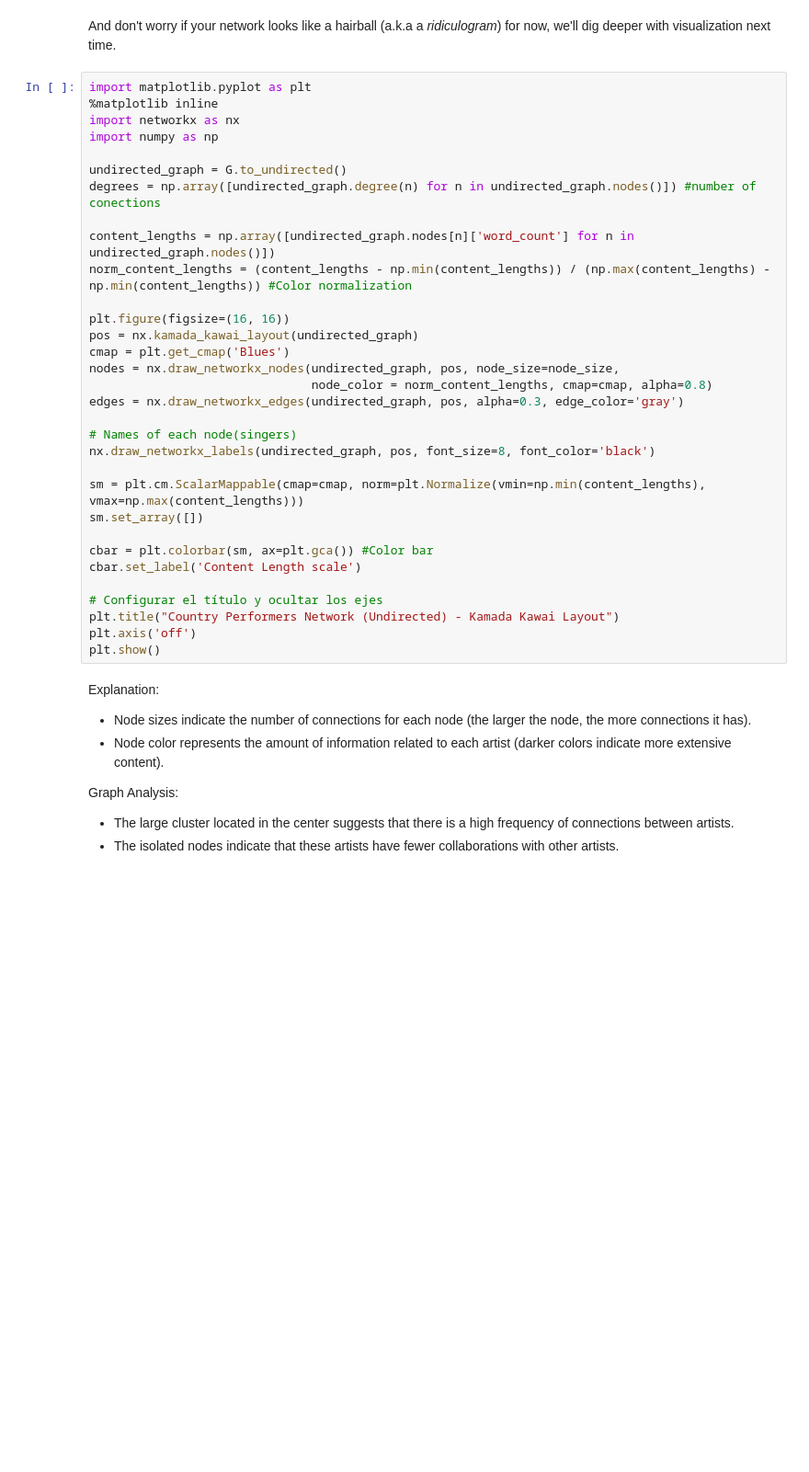
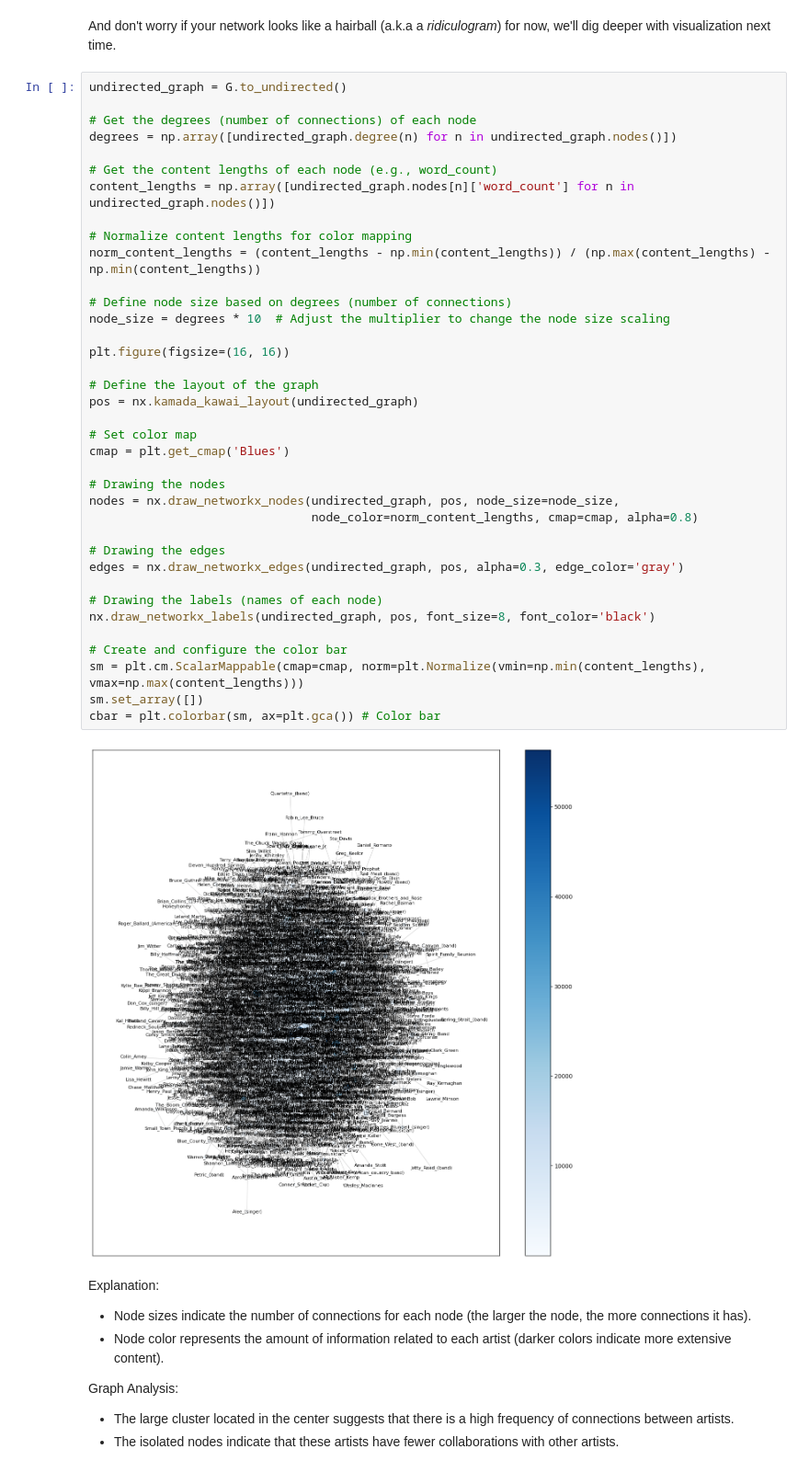
Before and after one commit to famu8/socialgraphs2024, a Jupyter notebook: Assignment1.ipynb, the cells around one changed output. Shown at 92% size. Saved outputs shown, nothing was run; the diff lists cells and outputs as text; blank space fills up the shorter version.

```diff
--- a/Assignment1.ipynb
+++ b/Assignment1.ipynb
@@ -606,37 +610,44 @@ For this exercise, I hope you'll do almost everything yourself. But it's OK to u
 # %% [markdown]
 And don't worry if your network looks like a hairball (a.k.a a *ridiculogram*) for now, we'll dig deeper with visualization next time.
 # %%
-import matplotlib.pyplot as plt
-%matplotlib inline
-import networkx as nx
-import numpy as np
+undirected_graph = G.to_undirected()
 
-undirected_graph = G.to_undirected()
-degrees = np.array([undirected_graph.degree(n) for n in undirected_graph.nodes()]) #number of conections
+# Get the degrees (number of connections) of each node
+degrees = np.array([undirected_graph.degree(n) for n in undirected_graph.nodes()])
 
+# Get the content lengths of each node (e.g., word_count)
 content_lengths = np.array([undirected_graph.nodes[n]['word_count'] for n in undirected_graph.nodes()])
-norm_content_lengths = (content_lengths - np.min(content_lengths)) / (np.max(content_lengths) - np.min(content_lengths)) #Color normalization
+
+# Normalize content lengths for color mapping
+norm_content_lengths = (content_lengths - np.min(content_lengths)) / (np.max(content_lengths) - np.min(content_lengths))
+
+# Define node size based on degrees (number of connections)
+node_size = degrees * 10  # Adjust the multiplier to change the node size scaling
 
 plt.figure(figsize=(16, 16))
+
+# Define the layout of the graph
 pos = nx.kamada_kawai_layout(undirected_graph)
+
+# Set color map
 cmap = plt.get_cmap('Blues')
+
+# Drawing the nodes
 nodes = nx.draw_networkx_nodes(undirected_graph, pos, node_size=node_size,
-                               node_color = norm_content_lengths, cmap=cmap, alpha=0.8)
+                               node_color=norm_content_lengths, cmap=cmap, alpha=0.8)
+
+# Drawing the edges
 edges = nx.draw_networkx_edges(undirected_graph, pos, alpha=0.3, edge_color='gray')
 
-# Names of each node(singers)
+# Drawing the labels (names of each node)
 nx.draw_networkx_labels(undirected_graph, pos, font_size=8, font_color='black')
 
+# Create and configure the color bar
 sm = plt.cm.ScalarMappable(cmap=cmap, norm=plt.Normalize(vmin=np.min(content_lengths), vmax=np.max(content_lengths)))
 sm.set_array([])
-
-cbar = plt.colorbar(sm, ax=plt.gca()) #Color bar
-cbar.set_label('Content Length scale')
-
-# Configurar el título y ocultar los ejes
-plt.title("Country Performers Network (Undirected) - Kamada Kawai Layout")
-plt.axis('off')
-plt.show()
+cbar = plt.colorbar(sm, ax=plt.gca()) # Color bar
+# %% [output]
+[figure, added]
 # %% [markdown]
 Explanation:
 
```
Also changed, not shown: parts of 8 cells of this notebook.
